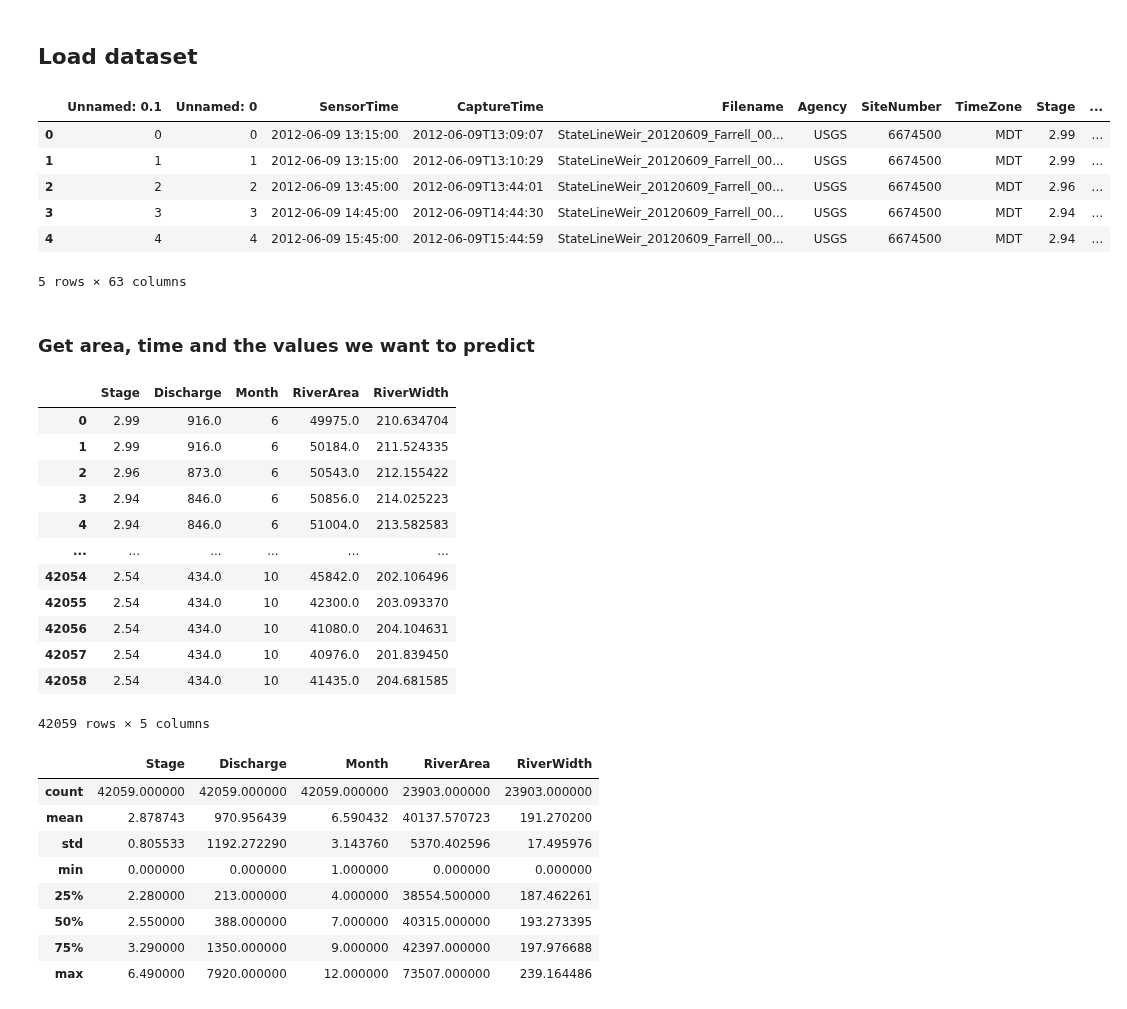
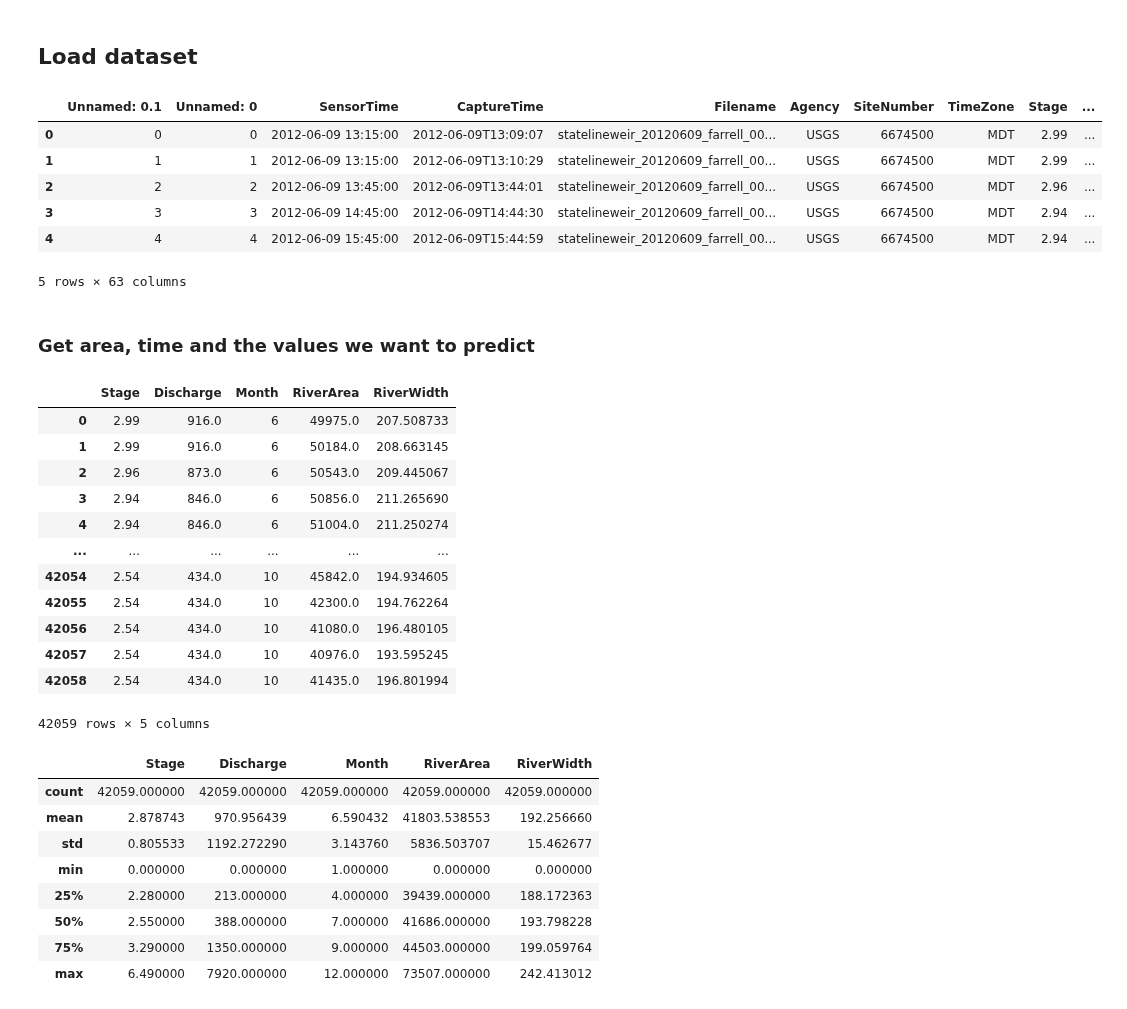
Before and after one commit to andresnowak/Hydrology_AI_project, a Jupyter notebook: dataset_study_v2.ipynb, the cells around one changed output. Drawn from its saved outputs; the diff is of its cells as text; code cells hidden in the pictures.

```diff
--- a/dataset_study_v2.ipynb
+++ b/dataset_study_v2.ipynb
@@ -6,15 +6,15 @@ import seaborn as sns
 # %% [markdown]
 ## Load dataset
 # %%
-df = pd.read_csv("dataset/V3_PlatteRiverWeir_features_merged_all.csv")
+df = pd.read_csv("dataset/V2_PlatteRiverWeir_features_merged_all.csv")
 df.head()
 # %% [output]
 |  | Unnamed: 0.1 | Unnamed: 0 | SensorTime | CaptureTime | Filename | Agency | SiteNumber | TimeZone | Stage | ... |
-| 0 | 0 | 0 | 2012-06-09 13:15:00 | 2012-06-09T13:09:07 | StateLineWeir_20120609_Farrell_00... | USGS | 6674500 | MDT | 2.99 | ... |
-| 1 | 1 | 1 | 2012-06-09 13:15:00 | 2012-06-09T13:10:29 | StateLineWeir_20120609_Farrell_00... | USGS | 6674500 | MDT | 2.99 | ... |
-| 2 | 2 | 2 | 2012-06-09 13:45:00 | 2012-06-09T13:44:01 | StateLineWeir_20120609_Farrell_00... | USGS | 6674500 | MDT | 2.96 | ... |
-| 3 | 3 | 3 | 2012-06-09 14:45:00 | 2012-06-09T14:44:30 | StateLineWeir_20120609_Farrell_00... | USGS | 6674500 | MDT | 2.94 | ... |
-| 4 | 4 | 4 | 2012-06-09 15:45:00 | 2012-06-09T15:44:59 | StateLineWeir_20120609_Farrell_00... | USGS | 6674500 | MDT | 2.94 | ... |
+| 0 | 0 | 0 | 2012-06-09 13:15:00 | 2012-06-09T13:09:07 | statelineweir_20120609_farrell_00... | USGS | 6674500 | MDT | 2.99 | ... |
+| 1 | 1 | 1 | 2012-06-09 13:15:00 | 2012-06-09T13:10:29 | statelineweir_20120609_farrell_00... | USGS | 6674500 | MDT | 2.99 | ... |
+| 2 | 2 | 2 | 2012-06-09 13:45:00 | 2012-06-09T13:44:01 | statelineweir_20120609_farrell_00... | USGS | 6674500 | MDT | 2.96 | ... |
+| 3 | 3 | 3 | 2012-06-09 14:45:00 | 2012-06-09T14:44:30 | statelineweir_20120609_farrell_00... | USGS | 6674500 | MDT | 2.94 | ... |
+| 4 | 4 | 4 | 2012-06-09 15:45:00 | 2012-06-09T15:44:59 | statelineweir_20120609_farrell_00... | USGS | 6674500 | MDT | 2.94 | ... |
 5 rows × 63 columns
 # %%
 df['SensorTime'] = pd.to_datetime(df['SensorTime'])
@@ -28,30 +28,30 @@ df_m = df[["Stage", "Discharge", "Month", "RiverArea", "RiverWidth"]]
 df_m
 # %% [output]
 |  | Stage | Discharge | Month | RiverArea | RiverWidth |
-| 0 | 2.99 | 916.0 | 6 | 49975.0 | 210.634704 |
-| 1 | 2.99 | 916.0 | 6 | 50184.0 | 211.524335 |
-| 2 | 2.96 | 873.0 | 6 | 50543.0 | 212.155422 |
-| 3 | 2.94 | 846.0 | 6 | 50856.0 | 214.025223 |
-| 4 | 2.94 | 846.0 | 6 | 51004.0 | 213.582583 |
+| 0 | 2.99 | 916.0 | 6 | 49975.0 | 207.508733 |
+| 1 | 2.99 | 916.0 | 6 | 50184.0 | 208.663145 |
+| 2 | 2.96 | 873.0 | 6 | 50543.0 | 209.445067 |
+| 3 | 2.94 | 846.0 | 6 | 50856.0 | 211.265690 |
+| 4 | 2.94 | 846.0 | 6 | 51004.0 | 211.250274 |
 | ... | ... | ... | ... | ... | ... |
-| 42054 | 2.54 | 434.0 | 10 | 45842.0 | 202.106496 |
-| 42055 | 2.54 | 434.0 | 10 | 42300.0 | 203.093370 |
-| 42056 | 2.54 | 434.0 | 10 | 41080.0 | 204.104631 |
-| 42057 | 2.54 | 434.0 | 10 | 40976.0 | 201.839450 |
-| 42058 | 2.54 | 434.0 | 10 | 41435.0 | 204.681585 |
+| 42054 | 2.54 | 434.0 | 10 | 45842.0 | 194.934605 |
+| 42055 | 2.54 | 434.0 | 10 | 42300.0 | 194.762264 |
+| 42056 | 2.54 | 434.0 | 10 | 41080.0 | 196.480105 |
+| 42057 | 2.54 | 434.0 | 10 | 40976.0 | 193.595245 |
+| 42058 | 2.54 | 434.0 | 10 | 41435.0 | 196.801994 |
 42059 rows × 5 columns
 # %%
 df_m.describe()
 # %% [output]
 |  | Stage | Discharge | Month | RiverArea | RiverWidth |
-| count | 42059.000000 | 42059.000000 | 42059.000000 | 23903.000000 | 23903.000000 |
-| mean | 2.878743 | 970.956439 | 6.590432 | 40137.570723 | 191.270200 |
-| std | 0.805533 | 1192.272290 | 3.143760 | 5370.402596 | 17.495976 |
+| count | 42059.000000 | 42059.000000 | 42059.000000 | 42059.000000 | 42059.000000 |
+| mean | 2.878743 | 970.956439 | 6.590432 | 41803.538553 | 192.256660 |
+| std | 0.805533 | 1192.272290 | 3.143760 | 5836.503707 | 15.462677 |
 | min | 0.000000 | 0.000000 | 1.000000 | 0.000000 | 0.000000 |
-| 25% | 2.280000 | 213.000000 | 4.000000 | 38554.500000 | 187.462261 |
-| 50% | 2.550000 | 388.000000 | 7.000000 | 40315.000000 | 193.273395 |
-| 75% | 3.290000 | 1350.000000 | 9.000000 | 42397.000000 | 197.976688 |
-| max | 6.490000 | 7920.000000 | 12.000000 | 73507.000000 | 239.164486 |
+| 25% | 2.280000 | 213.000000 | 4.000000 | 39439.000000 | 188.172363 |
+| 50% | 2.550000 | 388.000000 | 7.000000 | 41686.000000 | 193.798228 |
+| 75% | 3.290000 | 1350.000000 | 9.000000 | 44503.000000 | 199.059764 |
+| max | 6.490000 | 7920.000000 | 12.000000 | 73507.000000 | 242.413012 |
 # %%
 corr_pearson = df_m.corr() # pearson correlation
 
```
Also changed, not shown: parts of 3 cells of this notebook, 5 other files.
